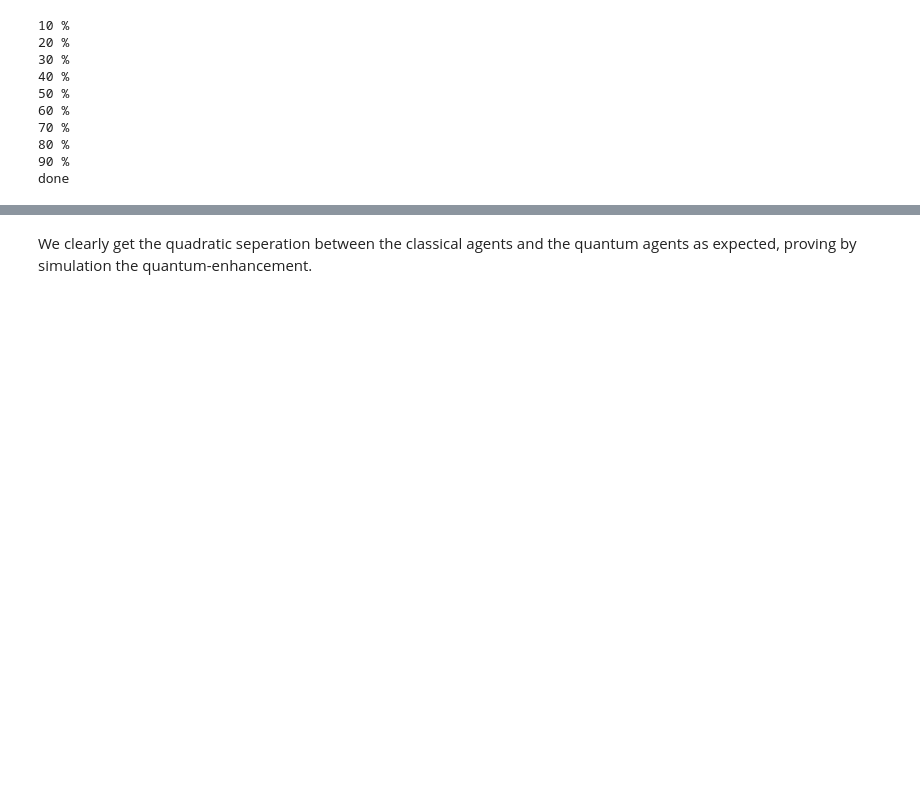
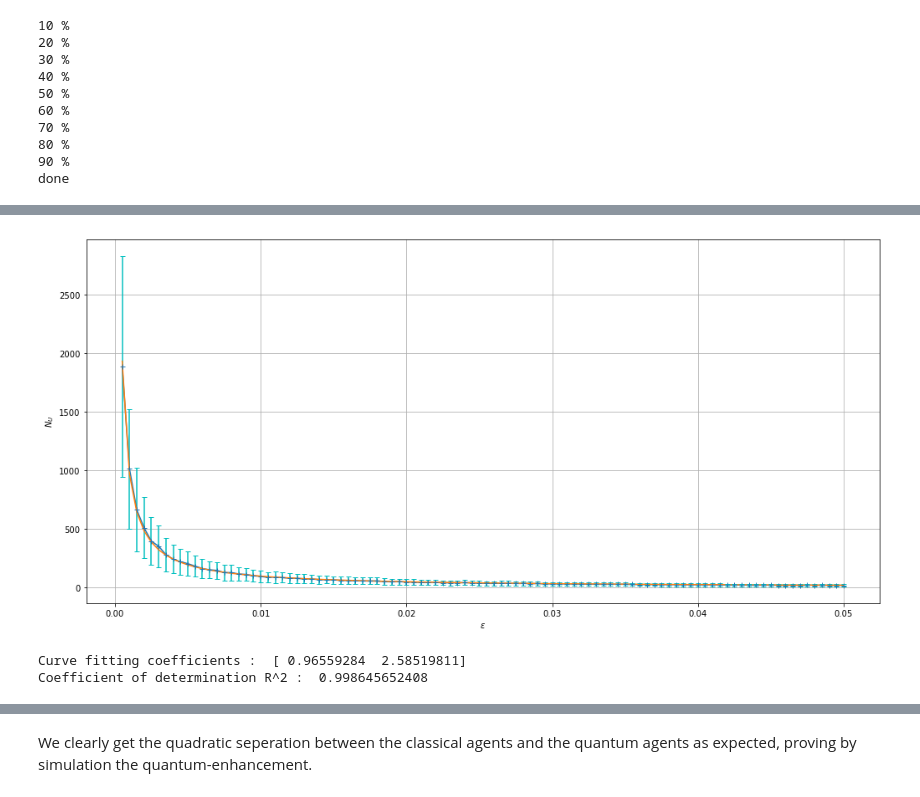
Before and after one commit to sjerbi/Quantum-Reinforcement-Learning, a Jupyter notebook: Quantum-enhanced Projective Simulation.ipynb, the cells around one changed output, grey strips where cells are left out. Saved outputs shown, nothing was run; the diff lists cells and outputs as text; code cells hidden in the pictures; blank space fills up the shorter version.

```diff
--- a/Quantum-enhanced Projective Simulation.ipynb
+++ b/Quantum-enhanced Projective Simulation.ipynb
@@ -213,0 +218,28 @@ plt.show()
+# %%
+#Classical case plot
+NUssb_clssc_mean = []
+NUssb_clssc_std = []
+for NUs in NUssb_classc:
+    NUssb_clssc_mean+=[np.mean(NUs)]
+    NUssb_clssc_std+=[np.std(NUs)]
+
+curve_fit = np.polyfit(1/np.array(epsilonsb), NUssb_clssc_mean, 1, full=True)
+coeff = curve_fit[0]
+res = curve_fit[1][0]
+rsqr = 1 - res / (len(NUssb_clssc_mean) * np.var(NUssb_clssc_mean))
+
+plt.figure(figsize=(17,8))
+plt.plot(epsilonsb, NUssb_clssc_mean)
+plt.plot(epsilonsb, coeff[0]/np.array(epsilonsb)+coeff[1])
+plt.errorbar(epsilonsb, NUssb_clssc_mean, np.array(NUssb_clssc_std)/2, ecolor='c', linestyle='None', marker='+', capsize=3)
+
+plt.xlabel('$\epsilon$')
+plt.ylabel('$N_U$')
+plt.grid(True)
+plt.show()
+print("Curve fitting coefficients : ", coeff)
+print('Coefficient of determination R^2 : ', rsqr)
+# %% [output]
+[figure, added]
+Curve fitting coefficients :  [ 0.96559284  2.58519811]
+Coefficient of determination R^2 :  0.998645652408
```
Also changed, not shown: parts of 22 cells of this notebook, 10 other files.
